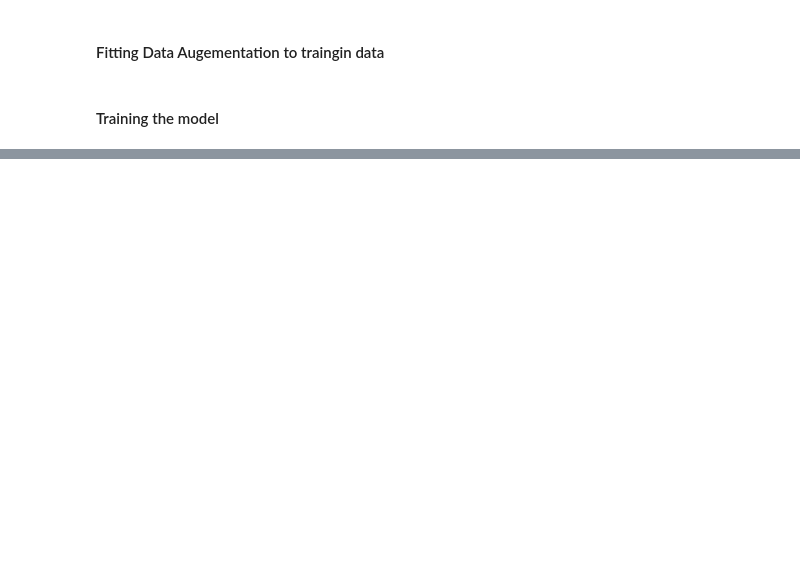
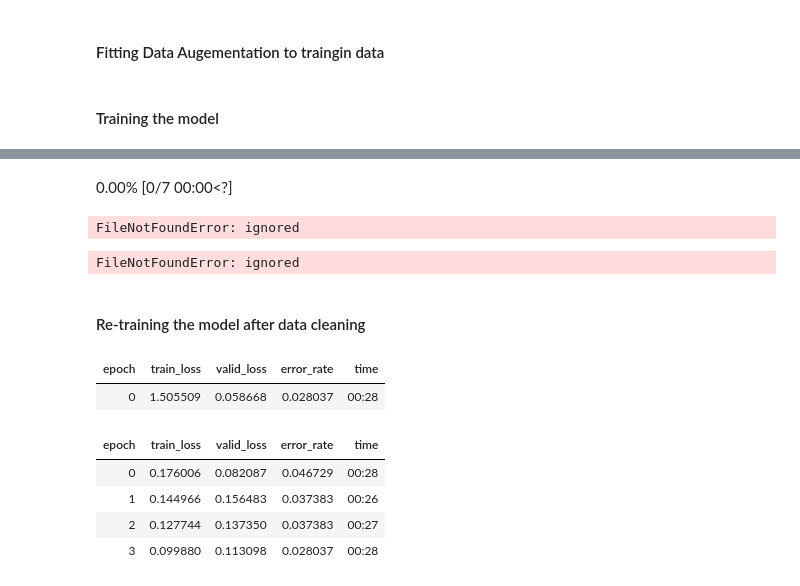
Before and after one commit to karanchhabra99/FastAI, a Jupyter notebook: Lesson_2 - Production.ipynb, the cells around one changed output, grey strips where cells are left out. Cells and saved outputs as stored; diff of their text form; code cells hidden in the pictures; blank space fills up the shorter version.

```diff
--- a/Lesson_2 - Production.ipynb
+++ b/Lesson_2 - Production.ipynb
@@ -118,0 +141,10 @@ learn.fine_tune(4)
+# %%
+cleaner = ImageClassifierCleaner(learn)
+cleaner
+# %% [output]
+0.00% [0/7 00:00<?]
+FileNotFoundError: ignored
+# %%
+for idx in cleaner.delete(): cleaner.fns[idx].unlink()
+# %% [output]
+FileNotFoundError: ignored
@@ -118,0 +153,2 @@ learn.fine_tune(4)
+# %% [markdown]
+#### Re-training the model after data cleaning
@@ -118,0 +169,11 @@ learn.fine_tune(4)
+# %%
+learn = vision_learner(dls, resnet18, metrics = error_rate)
+learn.fine_tune(4)
+# %% [output]
+| epoch | train_loss | valid_loss | error_rate | time |
+| 0 | 1.505509 | 0.058668 | 0.028037 | 00:28 |
+| epoch | train_loss | valid_loss | error_rate | time |
+| 0 | 0.176006 | 0.082087 | 0.046729 | 00:28 |
+| 1 | 0.144966 | 0.156483 | 0.037383 | 00:26 |
+| 2 | 0.127744 | 0.137350 | 0.037383 | 00:27 |
+| 3 | 0.099880 | 0.113098 | 0.028037 | 00:28 |
```
Also changed, not shown: parts of 20 cells of this notebook.
